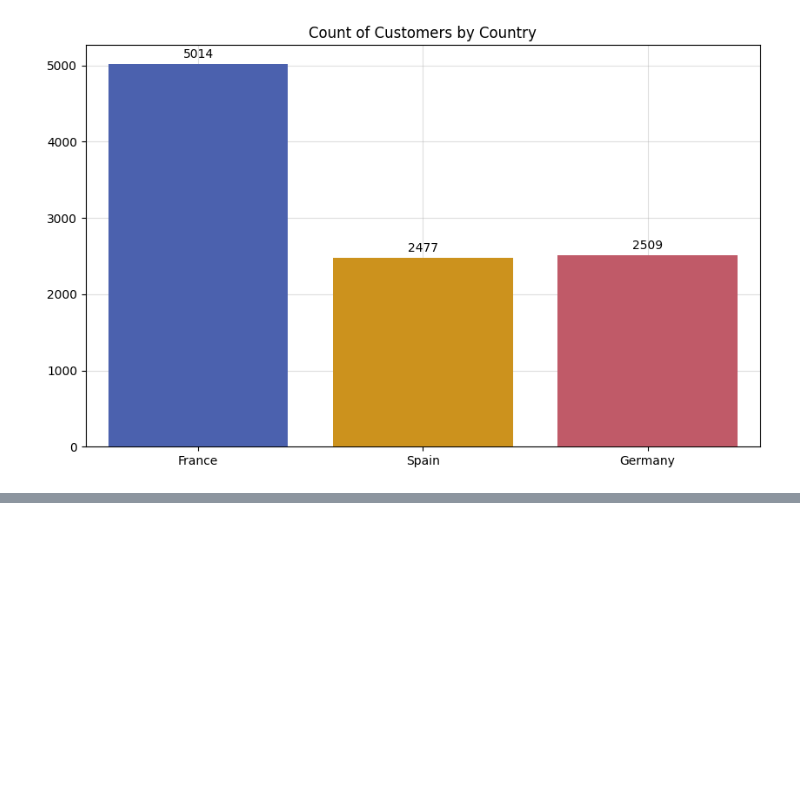
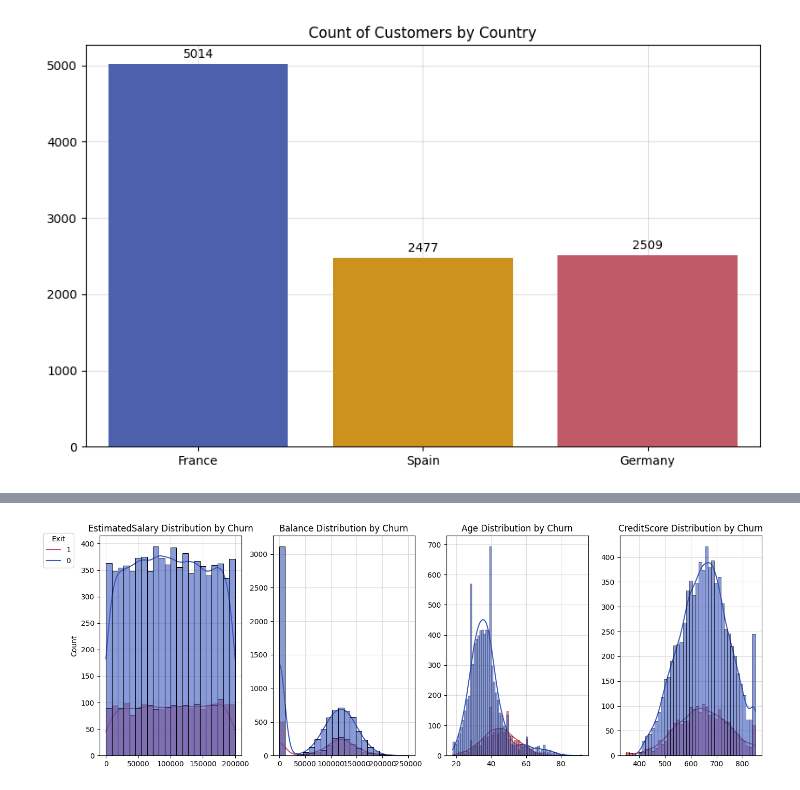
Before and after one commit to davirpp/Desafio-DS-Indicium, a Jupyter notebook: eda.ipynb, the cells around one changed output, grey strips where cells are left out. Cells and saved outputs as stored; diff of their text form; code cells hidden in the pictures; blank space fills up the shorter version.

```diff
--- a/eda.ipynb
+++ b/eda.ipynb
@@ -292,0 +363,42 @@ df
+# %%
+plt.figure(figsize=(15, 5))
+
+# EstimatedSalary
+plt.subplot(141)
+ax1 = sns.histplot(data=df, x='EstimatedSalary', hue='Exited', palette=['#3a58bf', '#d1495b'], multiple="layer", alpha=0.6, zorder=10, kde=True, legend=False)
+plt.title('EstimatedSalary Distribution by Churn')
+plt.xlabel('')
+plt.grid(alpha=.4, zorder=-10)
+
+# Balance
+plt.subplot(142)
+ax2 = sns.histplot(data=df, x='Balance', hue='Exited', palette=['#3a58bf', '#d1495b'], multiple="layer", alpha=0.6, zorder=10, kde=True, legend=False)
+plt.title('Balance Distribution by Churn')
+plt.xlabel('')
+plt.ylabel('')
+plt.grid(alpha=.4, zorder=-10)
+
+# Age
+plt.subplot(143)
+ax3 = sns.histplot(data=df, x='Age', hue='Exited', palette=['#3a58bf', '#d1495b'], multiple="layer", alpha=0.6, zorder=10, kde=True, legend=False)
+plt.title('Age Distribution by Churn')
+plt.xlabel('')
+plt.ylabel('')
+plt.grid(alpha=.4, zorder=-10)
+
+# CreditScore
+plt.subplot(144)
+ax4 = sns.histplot(data=df, x='CreditScore', hue='Exited', palette=['#3a58bf', '#d1495b'], multiple="layer", alpha=0.6, zorder=10, kde=True, legend=False)
+plt.title('CreditScore Distribution by Churn')
+plt.xlabel('')
+plt.ylabel('')
+plt.grid(alpha=.4, zorder=-10)
+
+# Add a single legend for all subplots
+plt.figlegend(title='Exit', labels=[1,0], loc='center left', bbox_to_anchor=(-0.03, 0.87))
+
+plt.tight_layout()
+plt.subplots_adjust(wspace=0.22, hspace=0.2, right=0.9)
+plt.show()
+# %% [output]
+[figure, added]
```
Also changed, not shown: parts of 9 cells of this notebook.
